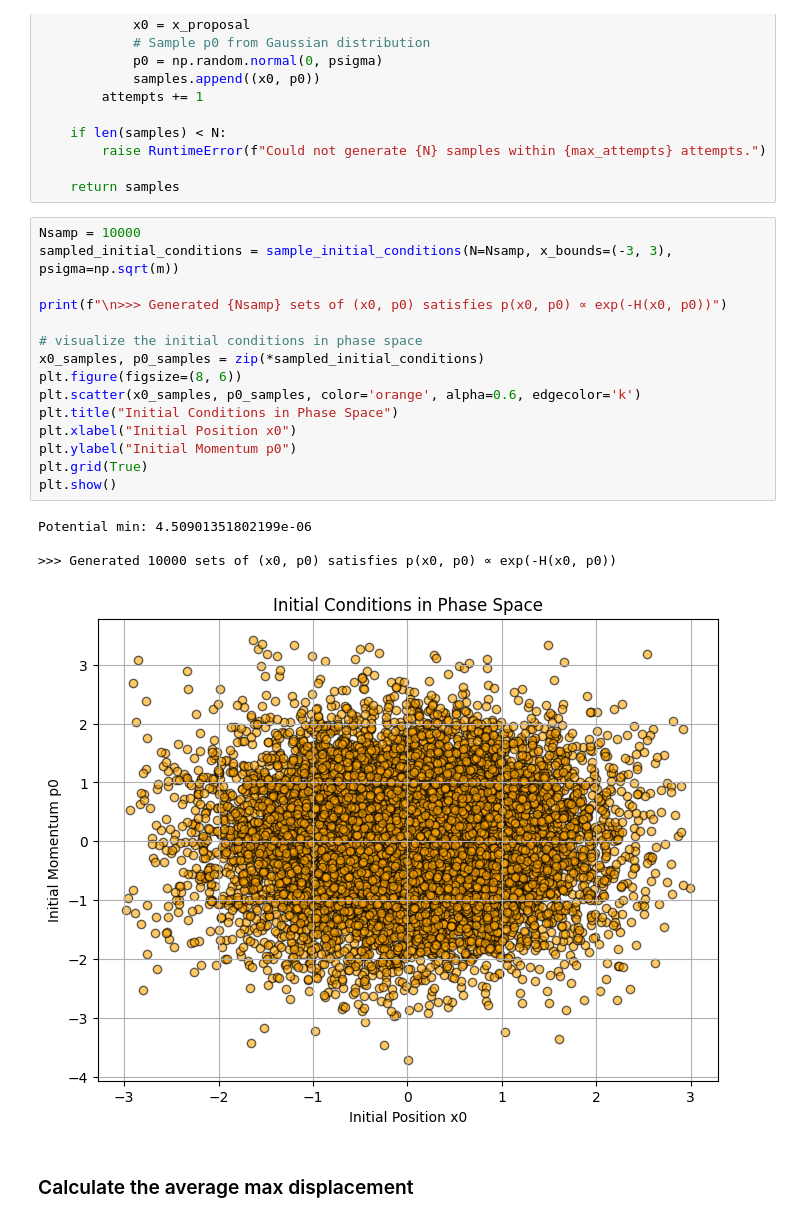
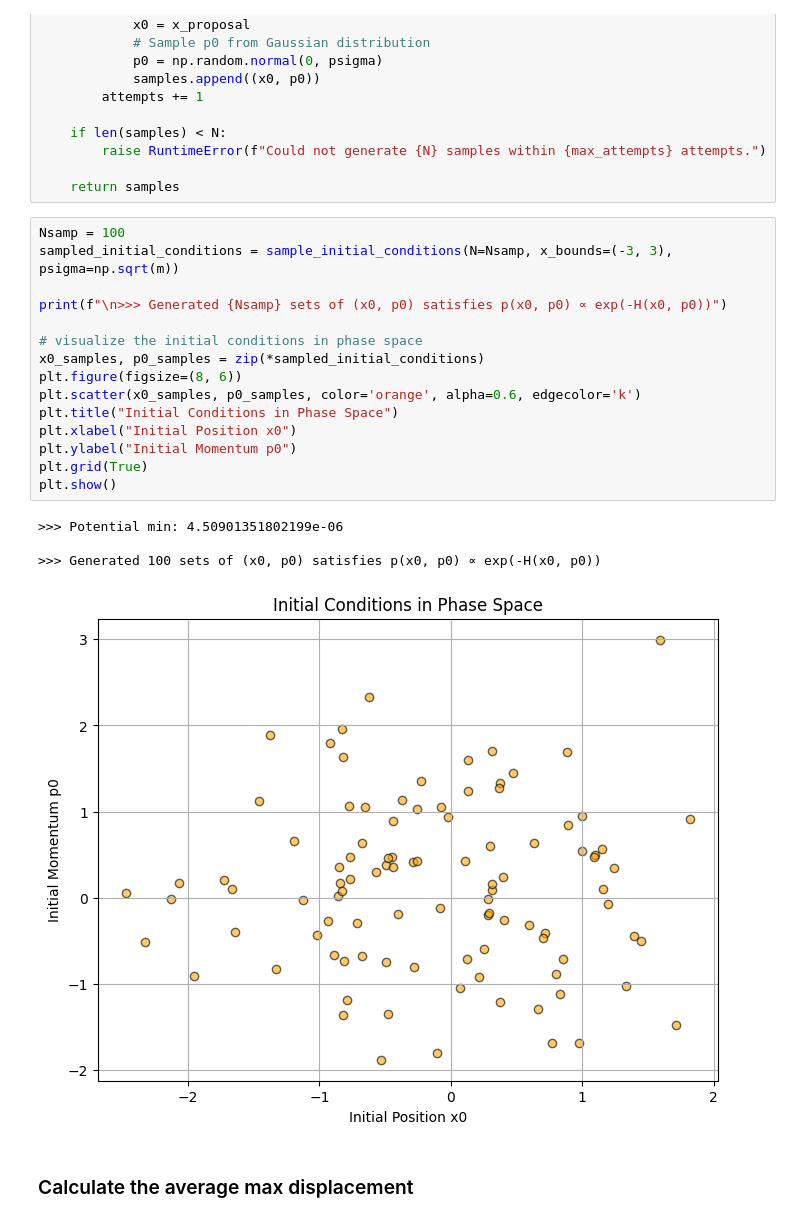
Before and after one commit to Greyyy-HJC/hmc_ft, a Jupyter notebook: harmonic_oscillator.ipynb, the cells around one changed output. Cells and saved outputs as stored; diff of their text form.

```diff
--- a/harmonic_oscillator.ipynb
+++ b/harmonic_oscillator.ipynb
@@ -137,25 +137,25 @@ def sample_initial_conditions(N, x_bounds=(- 1, 1), psigma=1):
 
     return samples
 # %%
-Nsamp = 10000
+Nsamp = 100
 sampled_initial_conditions = sample_initial_conditions(N=Nsamp, x_bounds=(-3, 3), psigma=np.sqrt(m))
 
 print(f"\n>>> Generated {Nsamp} sets of (x0, p0) satisfies p(x0, p0) ∝ exp(-H(x0, p0))")
 
 # visualize the initial conditions in phase space
 x0_samples, p0_samples = zip(*sampled_initial_conditions)
 plt.figure(figsize=(8, 6))
 plt.scatter(x0_samples, p0_samples, color='orange', alpha=0.6, edgecolor='k')
 plt.title("Initial Conditions in Phase Space")
 plt.xlabel("Initial Position x0")
 plt.ylabel("Initial Momentum p0")
 plt.grid(True)
 plt.show()
 # %% [output]
-Potential min: 4.50901351802199e-06
+>>> Potential min: 4.50901351802199e-06
 
->>> Generated 10000 sets of (x0, p0) satisfies p(x0, p0) ∝ exp(-H(x0, p0))
+>>> Generated 100 sets of (x0, p0) satisfies p(x0, p0) ∝ exp(-H(x0, p0))
-[figure, old version]
+[figure, new version]
 # %% [markdown]
 ### Calculate the average max displacement
 # %%
```
Also changed, not shown: parts of 2 cells of this notebook, 1 other file.
